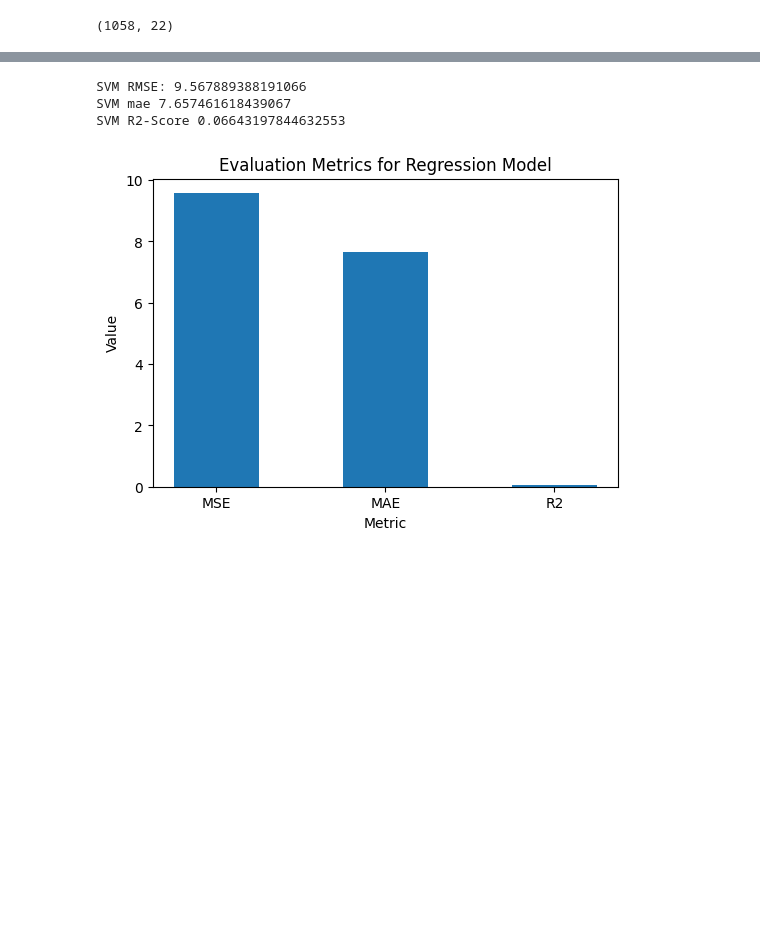
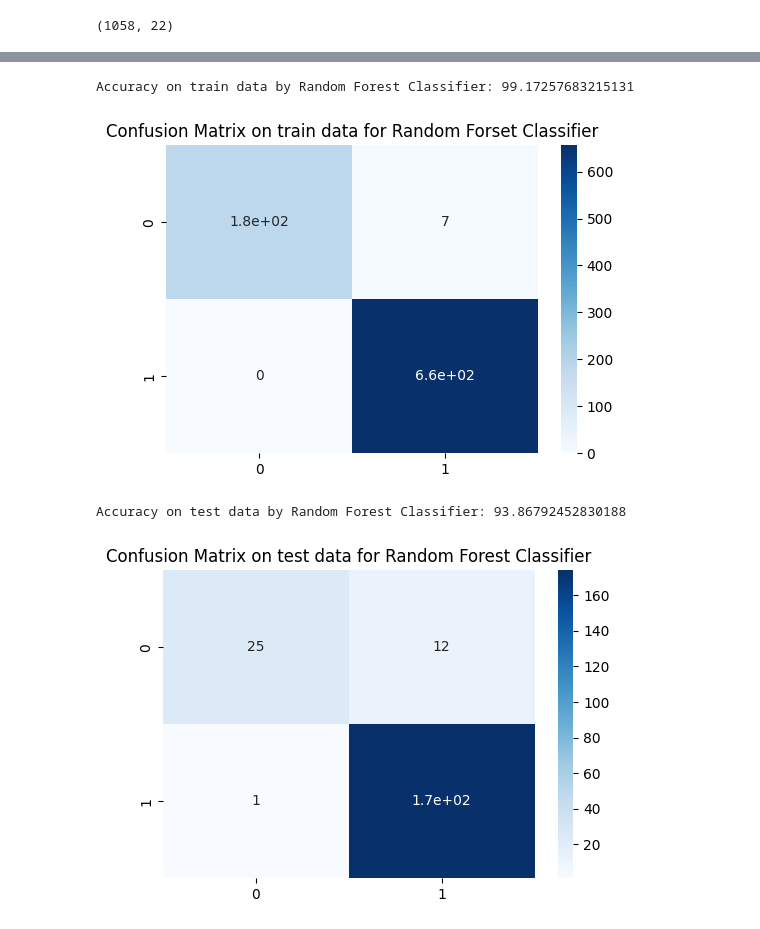
Before and after one commit to kartik1502/Multiple-Disease-Detection-System, a Jupyter notebook: sourcecode/parkinsons_udprs.ipynb, the cells around one changed output, grey strips where cells are left out. Cells and saved outputs as stored; diff of their text form; code cells hidden in the pictures; blank space fills up the shorter version.

Commit message:
updated to detect the secerity of the parkinsons disease

```diff
--- a/sourcecode/parkinsons_udprs.ipynb
+++ b/sourcecode/parkinsons_udprs.ipynb
@@ -62,0 +49,5 @@ parkinsons_data.to_csv('../datasets/parkinsons_trained_udprs.csv', index=False)
+# %%
+bins = [0, 20, float('inf')]
+labels = [0, 1]
+
+parkinsons_data['severity'] = pd.cut(parkinsons_data['motor_UPDRS'], bins=bins, labels=labels)
@@ -63,3 +70,3 @@ parkinsons_data.to_csv('../datasets/parkinsons_trained_udprs.csv', index=False)
 # %%
-x = parkinsons_data.iloc[:,:-2]
-y = parkinsons_data.iloc[:,-2:]
+x = parkinsons_data.drop(['subject#','total_UPDRS','motor_UPDRS','severity'], axis=1)
+y = parkinsons_data['severity']
@@ -215,33 +167,28 @@ plt.show()
 # %%
-svm_model.fit(xTrain, yTrain)
-preds_test = svm_model.predict(xTest)
-preds_train = svm_model.predict(xTrain)
+rf_model.fit(xTrain, yTrain)
+preds_test = rf_model.predict(xTest)
+preds_train = rf_model.predict(xTrain)
 
-svm_mse = mean_squared_error(yTest, preds_test)
-svm_mae = mean_absolute_error(yTest, preds_test)
-svm_r2 = r2_score(yTest, preds_test)
-svm_rmse = np.sqrt(svm_mse)
+print(f"Accuracy on train data by Random Forest Classifier\
+: {accuracy_score(yTrain, rf_model.predict(xTrain))*100}")
 
-print('SVM RMSE:', svm_rmse)
-print('SVM mae', svm_mae)
-print('SVM R2-Score', svm_r2)
-metrics = ['MSE', 'MAE', 'R2']
-values = [svm_rmse, svm_mae, svm_r2]
+cf_matrix_train = confusion_matrix(yTrain, preds_train)
+plt.figure(figsize=(6,4))
+sns.heatmap(cf_matrix_train, annot=True, cmap='Blues')
+plt.title("Confusion Matrix on train data for Random Forset Classifier")
+plt.show()
 
+print(f"Accuracy on test data by Random Forest Classifier\
+: {accuracy_score(yTest, preds_test)*100}")
+
+cf_matrix = confusion_matrix(yTest, preds_test)
 plt.figure(figsize=(6,4))
-bar_width = 0.50
-
-plt.bar(np.arange(len(metrics)), values, bar_width)
-
-plt.xticks(np.arange(len(metrics)), metrics)
-plt.title('Evaluation Metrics for Regression Model')
-plt.xlabel('Metric')
-plt.ylabel('Value')
-
+sns.heatmap(cf_matrix, annot=True, cmap='Blues')
+plt.title("Confusion Matrix on test data for Random Forest Classifier")
 plt.show()
 # %% [output]
-SVM RMSE: 9.567889388191066
-SVM mae 7.657461618439067
-SVM R2-Score 0.06643197844632553
+Accuracy on train data by Random Forest Classifier: 99.17257683215131
-[figure, old version]
+[figure, new version]
+Accuracy on test data by Random Forest Classifier: 93.86792452830188
+[figure, added]
 # %%
```
Also changed, not shown: parts of 18 cells of this notebook, 3 other files.
